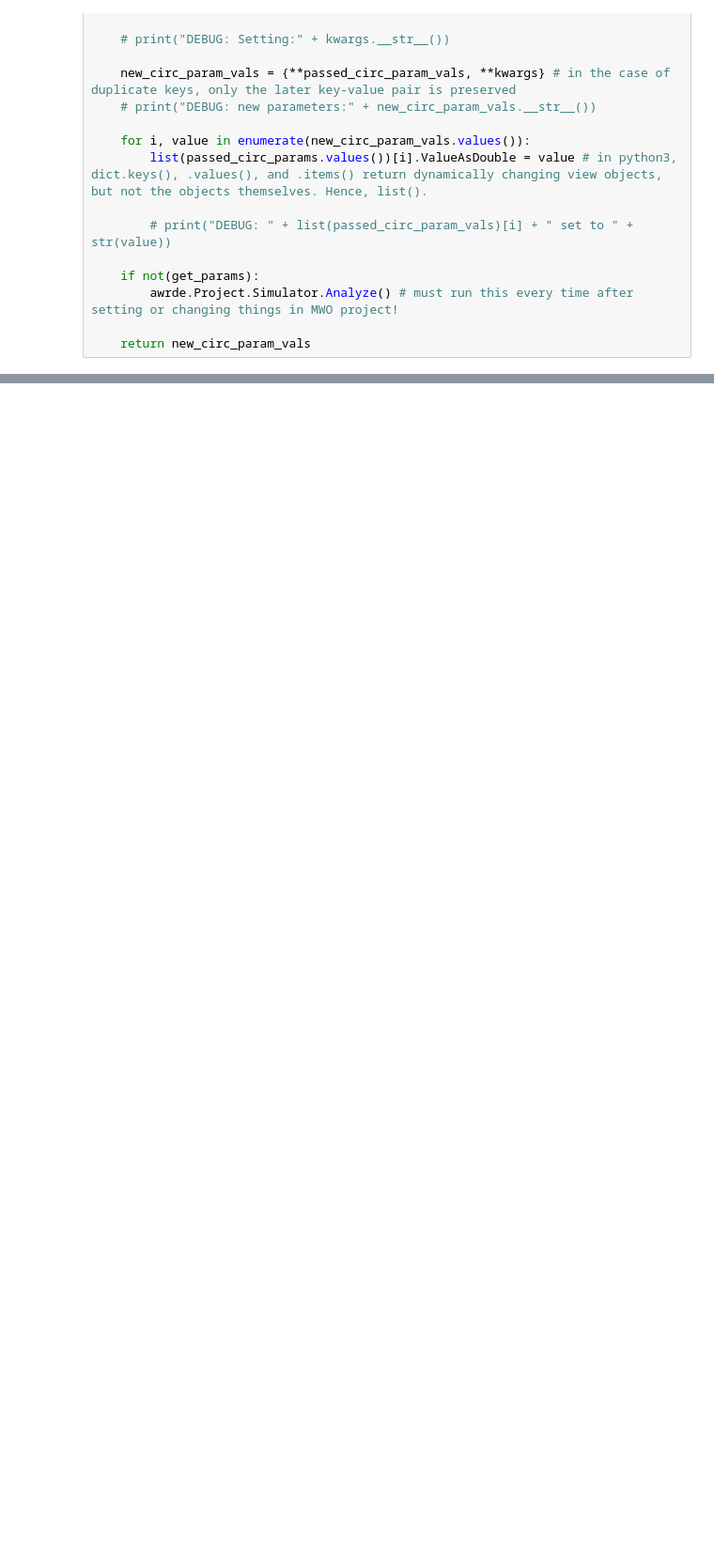
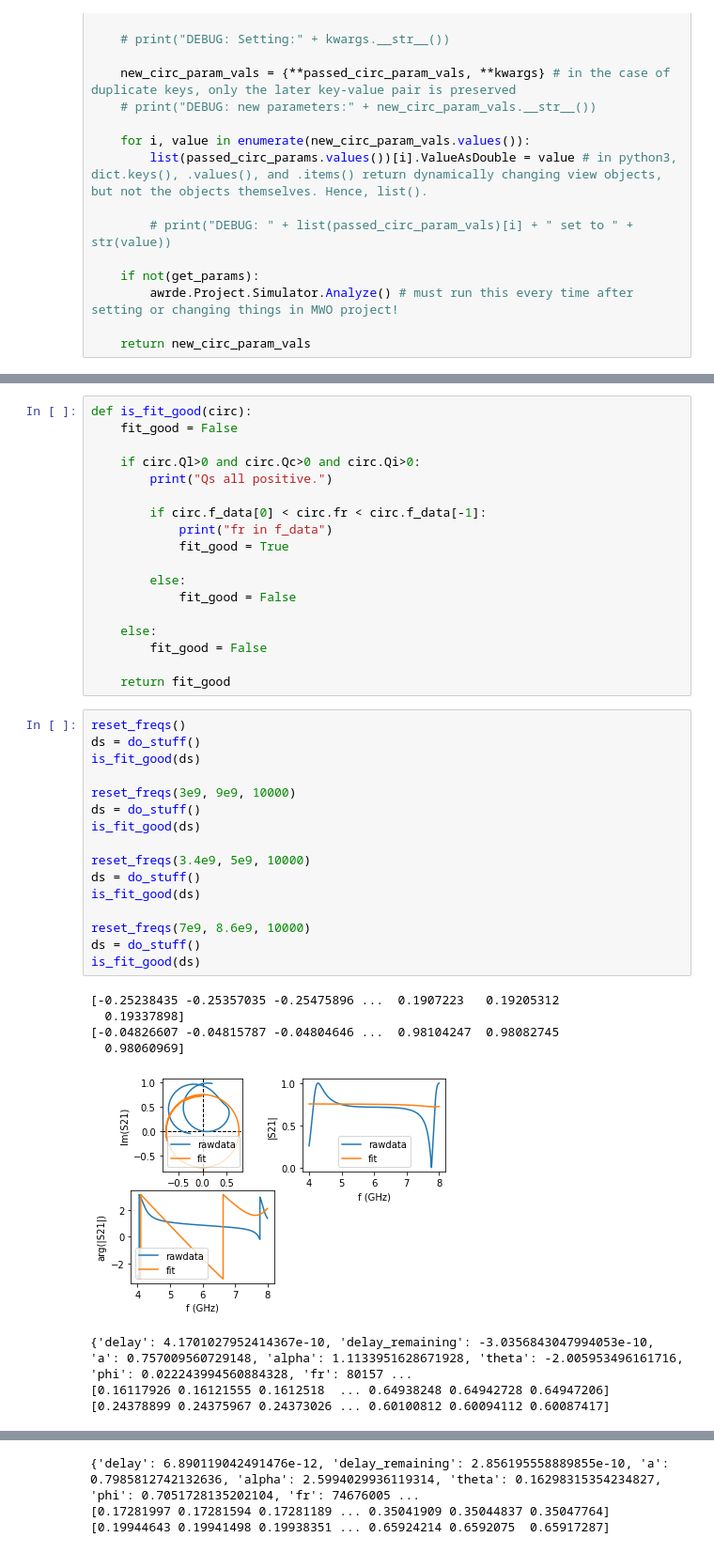
Before and after one commit to sergeiz2/koubit-research, a Jupyter notebook: ResonatorSensitivity/circle_fit_sandbox.ipynb, the cells around one changed output, grey strips where cells are left out. Shown at 94% size. Saved outputs shown, nothing was run; the diff lists cells and outputs as text; blank space fills up the shorter version.

```diff
--- a/ResonatorSensitivity/circle_fit_sandbox.ipynb
+++ b/ResonatorSensitivity/circle_fit_sandbox.ipynb
@@ -86,0 +136,43 @@ get_meas_vals(gr)
+# %%
+def is_fit_good(circ):
+    fit_good = False
+
+    if circ.Ql>0 and circ.Qc>0 and circ.Qi>0:
+        print("Qs all positive.")
+
+        if circ.f_data[0] < circ.fr < circ.f_data[-1]:
+            print("fr in f_data")
+            fit_good = True
+
+        else:
+            fit_good = False
+
+    else:
+        fit_good = False
+
+    return fit_good
+# %%
+reset_freqs()
+ds = do_stuff()
+is_fit_good(ds)
+
+reset_freqs(3e9, 9e9, 10000)
+ds = do_stuff()
+is_fit_good(ds)
+
+reset_freqs(3.4e9, 5e9, 10000)
+ds = do_stuff()
+is_fit_good(ds)
+
+reset_freqs(7e9, 8.6e9, 10000)
+ds = do_stuff()
+is_fit_good(ds)
+# %% [output]
+[-0.25238435 -0.25357035 -0.25475896 ...  0.1907223   0.19205312
+  0.19337898]
+[-0.04826607 -0.04815787 -0.04804646 ...  0.98104247  0.98082745
+  0.98060969]
+[figure, added]
+{'delay': 4.1701027952414367e-10, 'delay_remaining': -3.0356843047994053e-10, 'a': 0.757009560729148, 'alpha': 1.1133951628671928, 'theta': -2.005953496161716, 'phi': 0.022243994560884328, 'fr': 80157 ...
+[0.16117926 0.16121555 0.1612518  ... 0.64938248 0.64942728 0.64947206]
+[0.24378899 0.24375967 0.24373026 ... 0.60100812 0.60094112 0.60087417]
@@ -86,0 +180,3 @@ get_meas_vals(gr)
+{'delay': 6.890119042491476e-12, 'delay_remaining': 2.856195558889855e-10, 'a': 0.7985812742132636, 'alpha': 2.5994029936119314, 'theta': 0.16298315354234827, 'phi': 0.7051728135202104, 'fr': 74676005 ...
+[0.17281997 0.17281594 0.17281189 ... 0.35041909 0.35044837 0.35047764]
+[0.19944643 0.19941498 0.19938351 ... 0.65924214 0.6592075  0.65917287]
```
Also changed, not shown: parts of 13 cells of this notebook, 2 other files.
